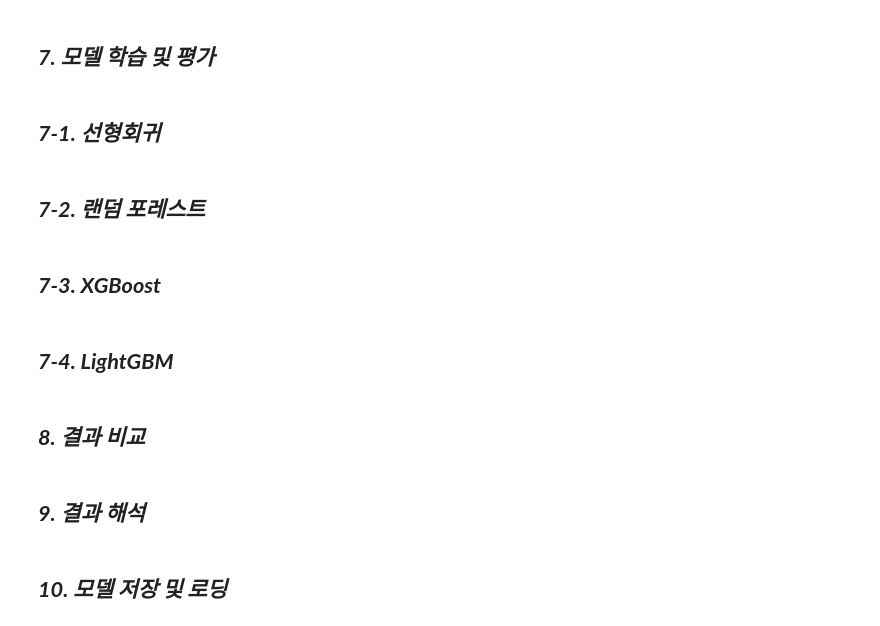
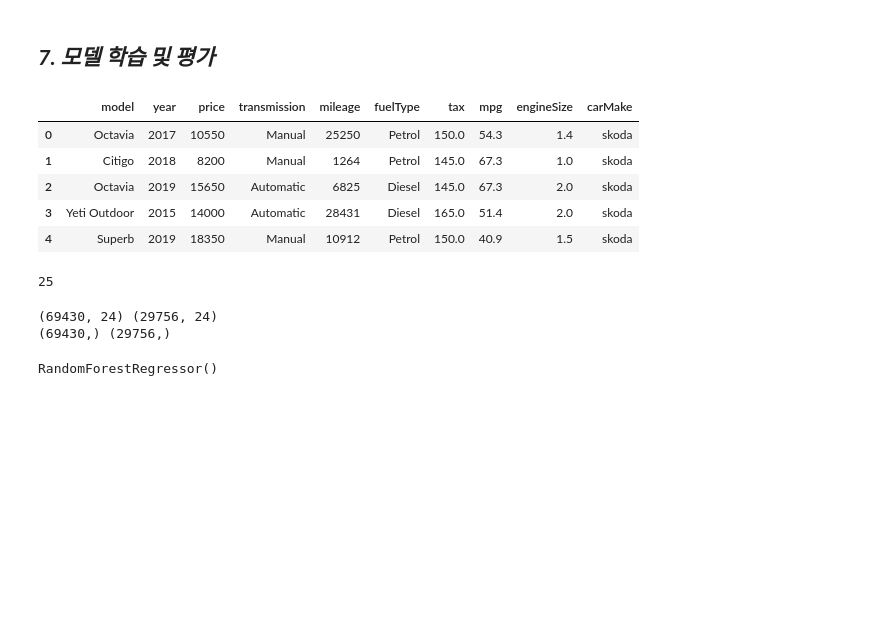
Before and after one commit to parkgunha/Chagawa_project, a Jupyter notebook: 건하_통합코드.ipynb, the cells around one changed output. Drawn from its saved outputs; the diff is of its cells as text; code cells hidden in the pictures; blank space fills up the shorter version.

```diff
--- a/건하_통합코드.ipynb
+++ b/건하_통합코드.ipynb
@@ -292,17 +325,14 @@ incoding_df.head()
 ## ***6. 데이터 스케일링***
 # %% [markdown]
 ## ***7. 모델 학습 및 평가***
-# %% [markdown]
-## ***7-1. 선형회귀***
-# %% [markdown]
-## ***7-2. 랜덤 포레스트***
-# %% [markdown]
-## ***7-3. XGBoost***
-# %% [markdown]
-## ***7-4. LightGBM***
-# %% [markdown]
-## ***8. 결과 비교***
-# %% [markdown]
-## ***9. 결과 해석***
-# %% [markdown]
-## ***10. 모델 저장 및 로딩***
+# %%
+# 전처리 된, 파일 불러오기
+full_2_data = pd.read_csv('full_2_data.csv')
+full_2_data.head()
+# %% [output]
+|  | model | year | price | transmission | mileage | fuelType | tax | mpg | engineSize | carMake |
+| 0 | Octavia | 2017 | 10550 | Manual | 25250 | Petrol | 150.0 | 54.3 | 1.4 | skoda |
+| 1 | Citigo | 2018 | 8200 | Manual | 1264 | Petrol | 145.0 | 67.3 | 1.0 | skoda |
+| 2 | Octavia | 2019 | 15650 | Automatic | 6825 | Diesel | 145.0 | 67.3 | 2.0 | skoda |
+| 3 | Yeti Outdoor | 2015 | 14000 | Automatic | 28431 | Diesel | 165.0 | 51.4 | 2.0 | skoda |
+| 4 | Superb | 2019 | 18350 | Manual | 10912 | Petrol | 150.0 | 40.9 | 1.5 | skoda |
@@ -308,0 +345,6 @@ incoding_df.head()
+# %%
+# 원 핫 인코딩
+encoding_df = pd.get_dummies(full_2_data)
+print(len(encoding_df.columns))
+# %% [output]
+25
@@ -308,0 +355,17 @@ incoding_df.head()
+# %%
+# 데이터셋 분할
+from sklearn.model_selection import train_test_split
+X_train, X_test, y_train, y_test = train_test_split(X, y, test_size=0.3, random_state=42)
+print(X_train.shape, X_test.shape)
+print(y_train.shape, y_test.shape)
+# %% [output]
+(69430, 24) (29756, 24)
+(69430,) (29756,)
+# %%
+# 랜덤 포레스트 회귀 모델 학습
+from sklearn.ensemble import RandomForestRegressor
+
+rfr = RandomForestRegressor()
+rfr.fit(X_train, y_train)
+# %% [output]
+RandomForestRegressor()
```
Also changed, not shown: parts of 24 cells of this notebook, 1 other file.
